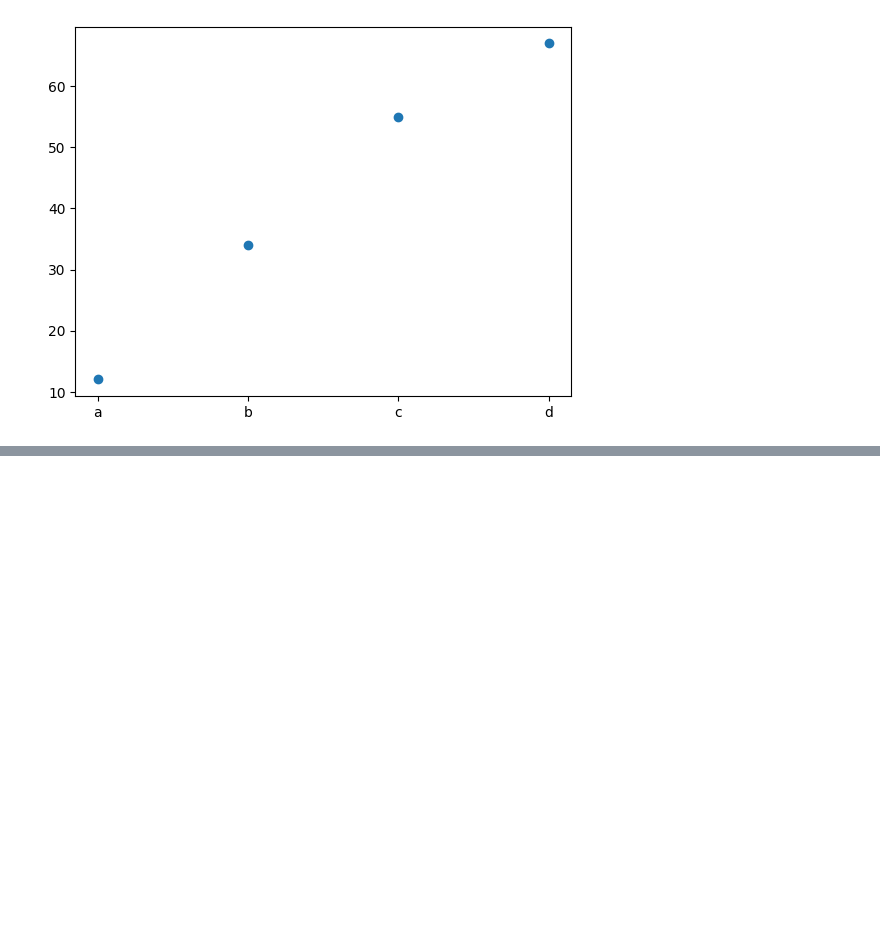
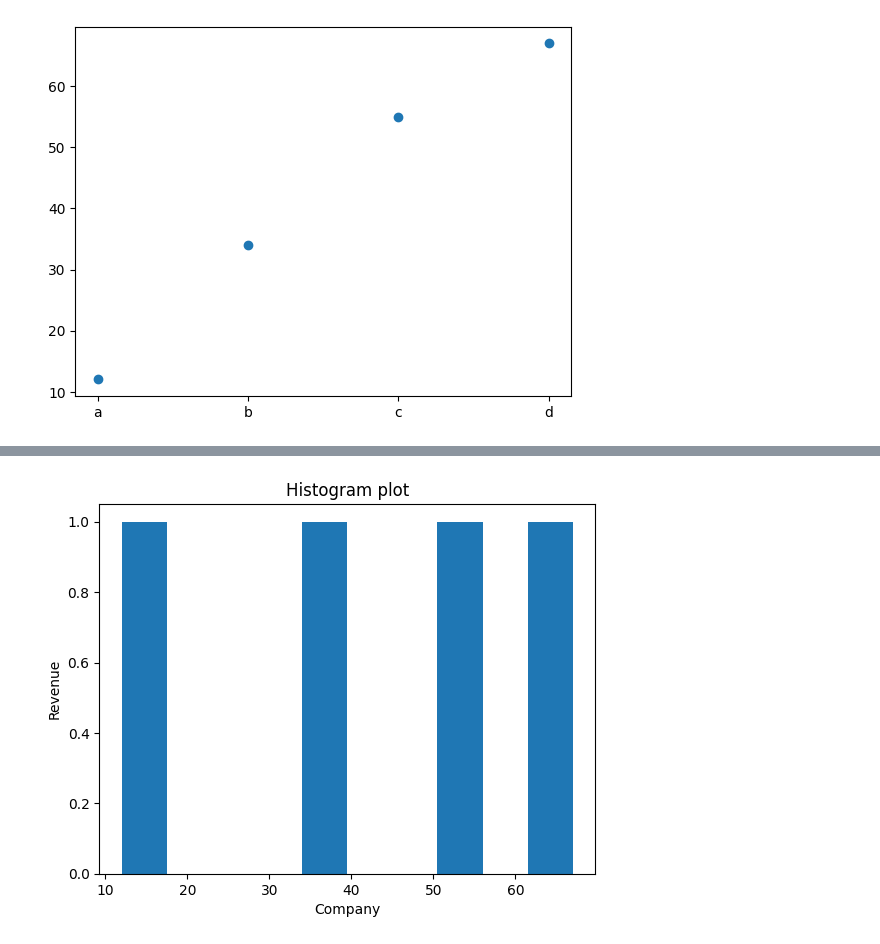
Before and after one commit to SinhaAshi/Python-Practise, a Jupyter notebook: matplotlib.ipynb, the cells around one changed output, grey strips where cells are left out. Saved outputs shown, nothing was run; the diff lists cells and outputs as text; code cells hidden in the pictures; blank space fills up the shorter version.

```diff
--- a/matplotlib.ipynb
+++ b/matplotlib.ipynb
@@ -220,0 +230,8 @@ plt.bar(company,revenue)
+# %%
+plt.hist(revenue) #only for numerical data
+plt.title("Histogram plot")
+plt.xlabel("Company")
+plt.ylabel("Revenue")
+plt.show()
+# %% [output]
+[figure, added]
```
Also changed, not shown: parts of 44 cells of this notebook, 3 other files.
